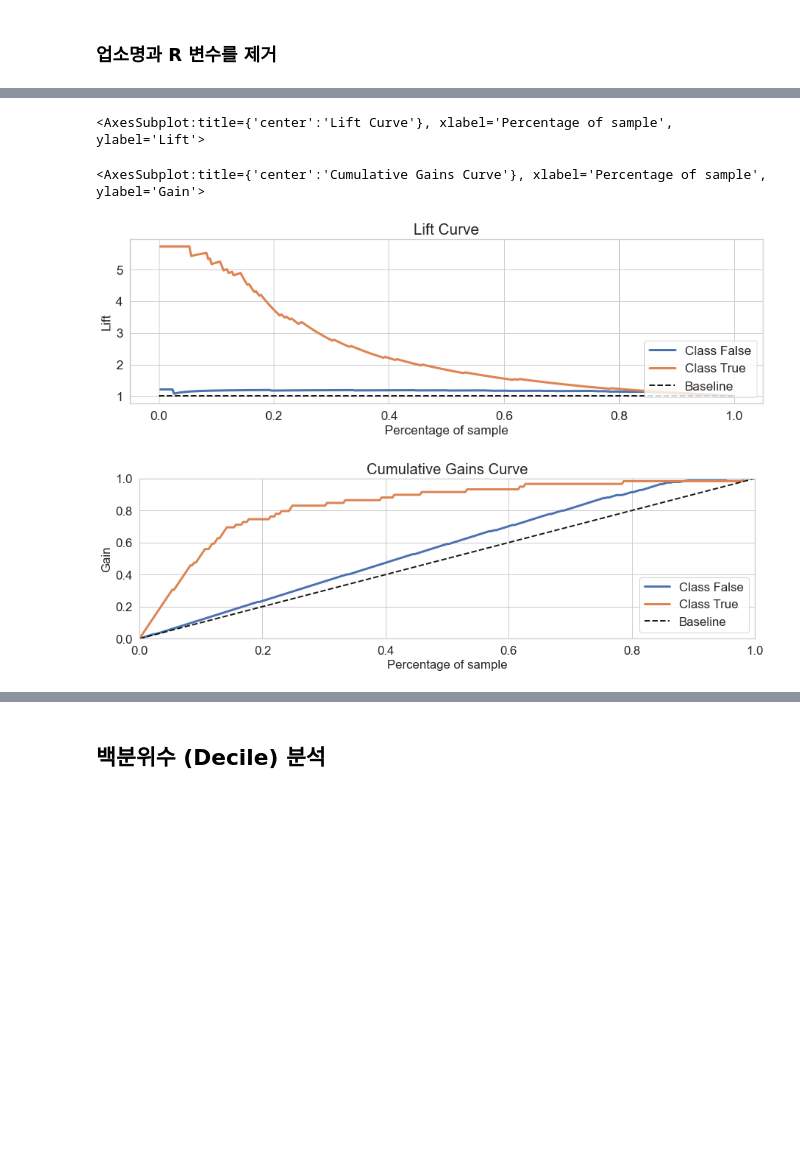
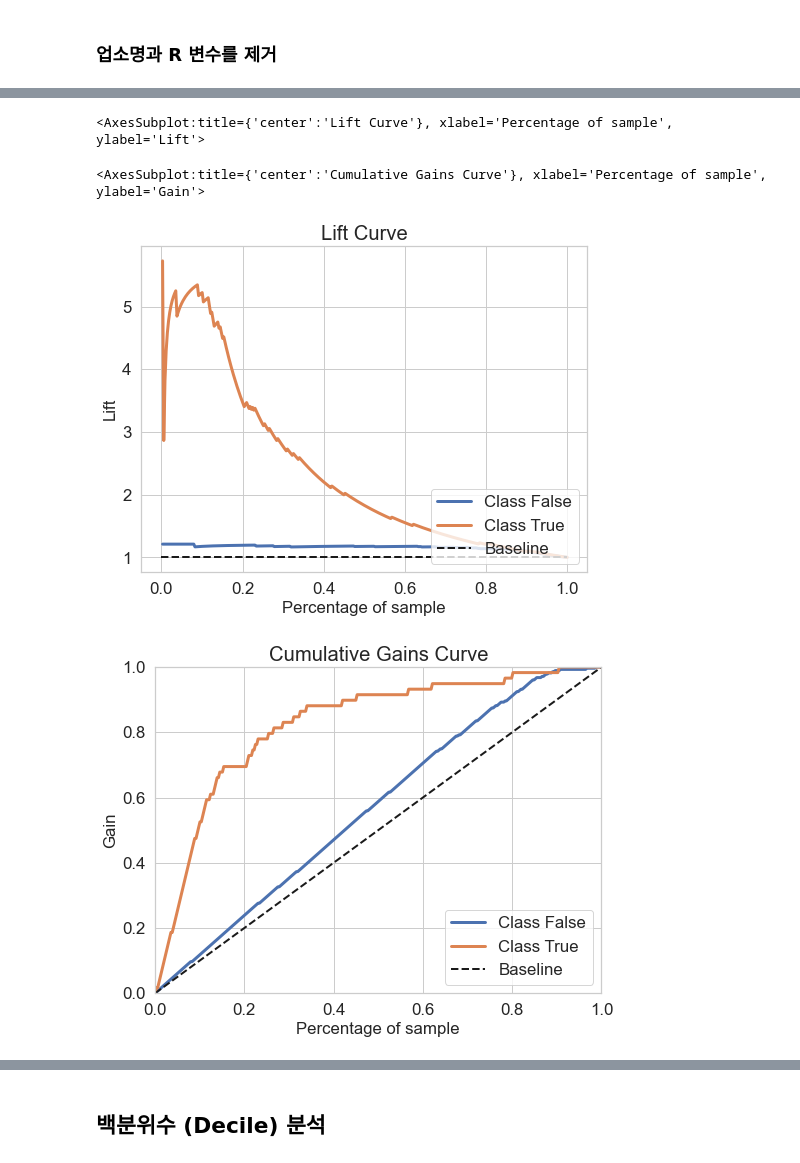
Before and after one commit to ancestor9/smart-food, a Jupyter notebook: 82. pycaret - 대장만 갖고 해 보기_조상.ipynb, the cells around one changed output, grey strips where cells are left out. Cells and saved outputs as stored; diff of their text form; code cells hidden in the pictures; blank space fills up the shorter version.

```diff
--- a/82. pycaret - 대장만 갖고 해 보기_조상.ipynb
+++ b/82. pycaret - 대장만 갖고 해 보기_조상.ipynb
@@ -612 +723,4 @@ X_train, X_test, y_train, y_test=train_test_split(X, y, test_size = 0.2, random_
+# %%
+from sklearn import ensemble
+rf = ensemble.RandomForestClassifier(random_state=11, class_weight='balanced')
 # %%
@@ -644,5 +758,5 @@ weighted avg       0.92      0.93      0.92       338
 # %%
-rf = ensemble.RandomForestClassifier(n_estimators=300, oob_score=True, random_state=1357)
+#rf = ensemble.RandomForestClassifier(n_estimators=300, oob_score=True, random_state=1357,  class_weight='balanced')
 rf.fit(X_train, y_train)
 y_predict = rf.predict(X_test)
 accuracy = accuracy_score(y_test, y_predict)
@@ -673,12 +779,13 @@ plot_confusion_matrix(rf, X_test, y_test, normalize='true')
 # %%
+plt.rcParams["figure.figsize"] = (8,6)
 y_proba = rf.predict_proba(X_test)
 skplt.metrics.plot_lift_curve(y_test, y_proba)
 skplt.metrics.plot_cumulative_gain(y_test, y_proba)
 # %% [output]
 <AxesSubplot:title={'center':'Lift Curve'}, xlabel='Percentage of sample', ylabel='Lift'>
 <AxesSubplot:title={'center':'Cumulative Gains Curve'}, xlabel='Percentage of sample', ylabel='Gain'>
-[figure, old version]
+[figure, new version]
-[figure, old version]
+[figure, new version]
 # %%
 skplt.metrics.plot_ks_statistic(y_test, y_proba)
 # %% [output]
```
Also changed, not shown: parts of 66 cells of this notebook.
